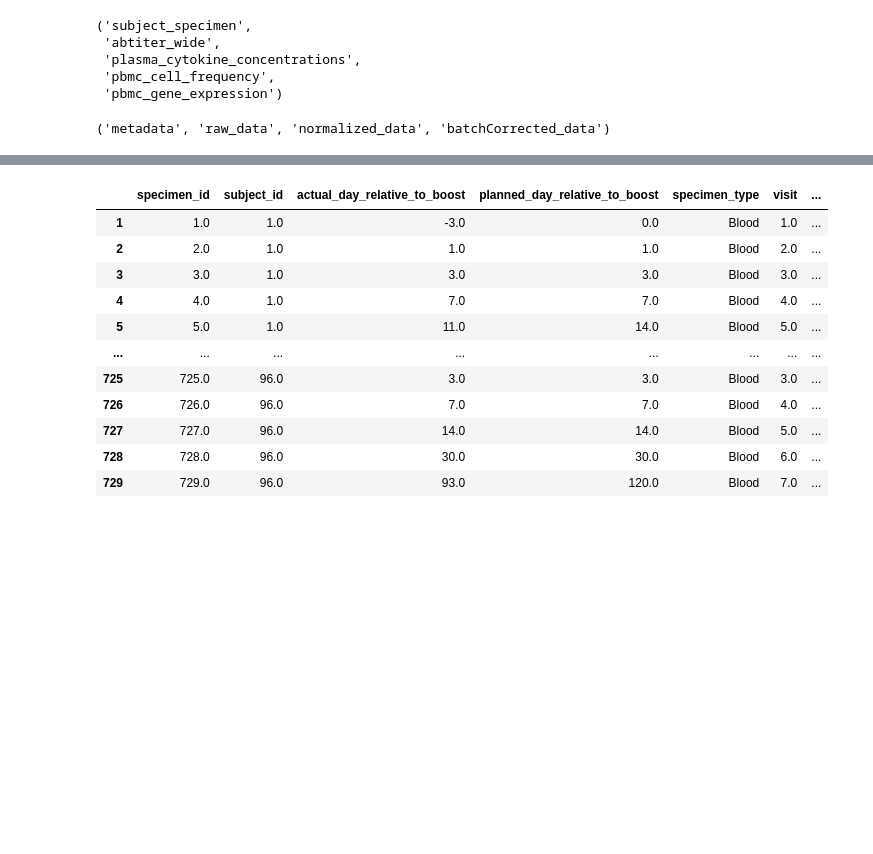
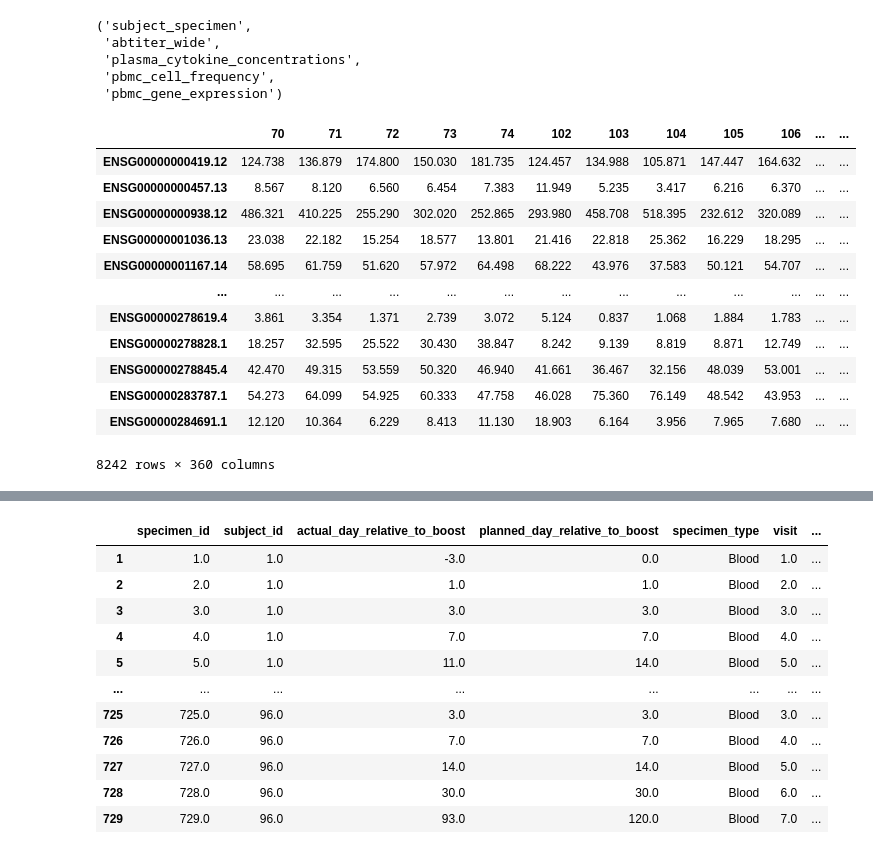
Before and after one commit to brianrqian/DSE260A-Immune-Response, a Jupyter notebook: CMI-javi.ipynb, the cells around one changed output, grey strips where cells are left out. Drawn from its saved outputs; the diff is of its cells as text; code cells hidden in the pictures; blank space fills up the shorter version.

```diff
--- a/CMI-javi.ipynb
+++ b/CMI-javi.ipynb
@@ -37,7 +37,19 @@ data.keys()
  'pbmc_cell_frequency',
  'pbmc_gene_expression')
 # %%
-data['abtiter_wide'].keys()
+data['pbmc_gene_expression']['raw_data']
 # %% [output]
+|  | 70 | 71 | 72 | 73 | 74 | 102 | 103 | 104 | 105 | 106 | ... | ... |
+| ENSG00000000419.12 | 124.738 | 136.879 | 174.800 | 150.030 | 181.735 | 124.457 | 134.988 | 105.871 | 147.447 | 164.632 | ... | ... |
+| ENSG00000000457.13 | 8.567 | 8.120 | 6.560 | 6.454 | 7.383 | 11.949 | 5.235 | 3.417 | 6.216 | 6.370 | ... | ... |
+| ENSG00000000938.12 | 486.321 | 410.225 | 255.290 | 302.020 | 252.865 | 293.980 | 458.708 | 518.395 | 232.612 | 320.089 | ... | ... |
+| ENSG00000001036.13 | 23.038 | 22.182 | 15.254 | 18.577 | 13.801 | 21.416 | 22.818 | 25.362 | 16.229 | 18.295 | ... | ... |
+| ENSG00000001167.14 | 58.695 | 61.759 | 51.620 | 57.972 | 64.498 | 68.222 | 43.976 | 37.583 | 50.121 | 54.707 | ... | ... |
+| ... | ... | ... | ... | ... | ... | ... | ... | ... | ... | ... | ... | ... |
+| ENSG00000278619.4 | 3.861 | 3.354 | 1.371 | 2.739 | 3.072 | 5.124 | 0.837 | 1.068 | 1.884 | 1.783 | ... | ... |
+| ENSG00000278828.1 | 18.257 | 32.595 | 25.522 | 30.430 | 38.847 | 8.242 | 9.139 | 8.819 | 8.871 | 12.749 | ... | ... |
+| ENSG00000278845.4 | 42.470 | 49.315 | 53.559 | 50.320 | 46.940 | 41.661 | 36.467 | 32.156 | 48.039 | 53.001 | ... | ... |
+| ENSG00000283787.1 | 54.273 | 64.099 | 54.925 | 60.333 | 47.758 | 46.028 | 75.360 | 76.149 | 48.542 | 43.953 | ... | ... |
+| ENSG00000284691.1 | 12.120 | 10.364 | 6.229 | 8.413 | 11.130 | 18.903 | 6.164 | 3.956 | 7.965 | 7.680 | ... | ... |
-('metadata', 'raw_data', 'normalized_data', 'batchCorrected_data')
+8242 rows × 360 columns
 # %%
```
Also changed, not shown: parts of 24 cells of this notebook.
